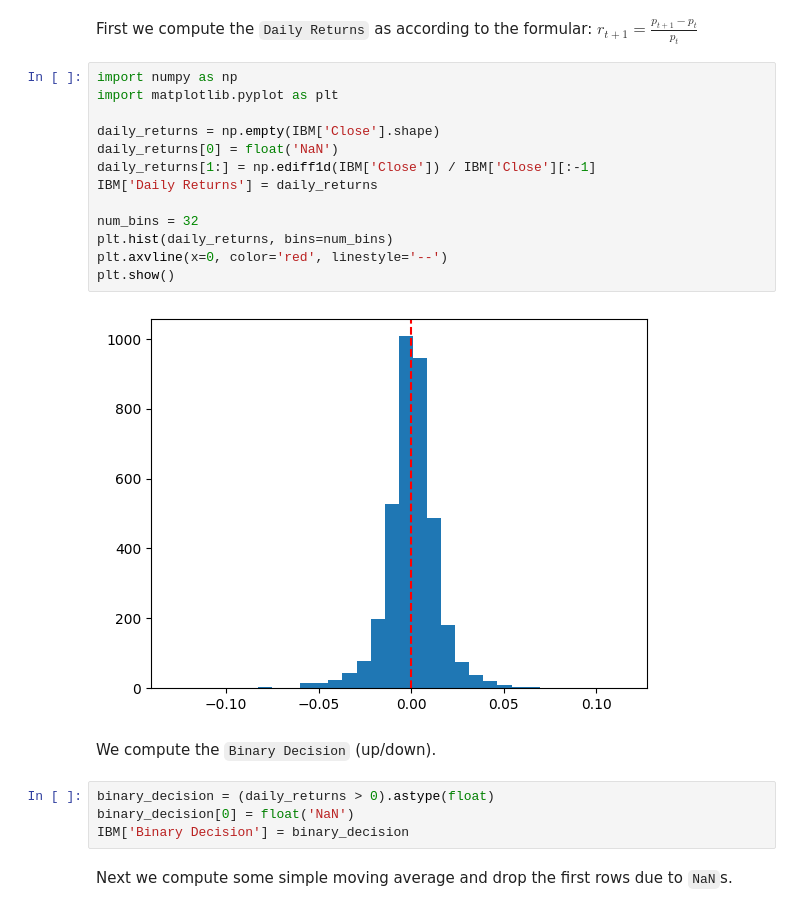
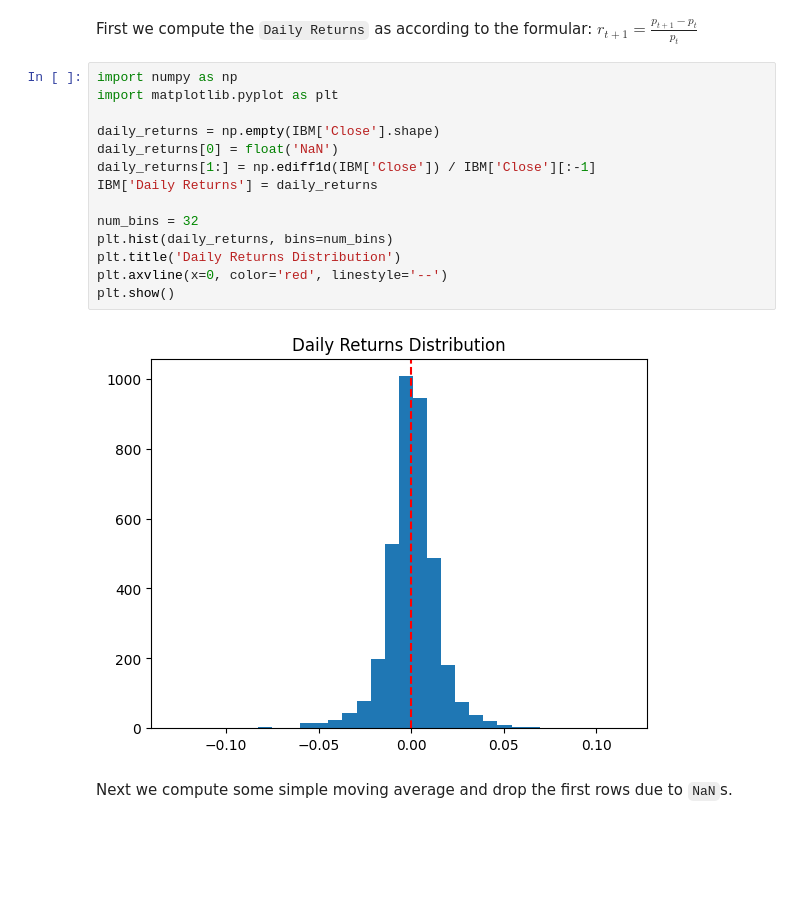
Before and after one commit to joeftiger/Machine-Learning-and-Data-Mining, a Jupyter notebook: Serie 5/exercise2.ipynb, the cells around one changed output. Cells and saved outputs as stored; diff of their text form; blank space fills up the shorter version.

```diff
--- a/Serie 5/exercise2.ipynb
+++ b/Serie 5/exercise2.ipynb
@@ -34,24 +34,19 @@ $r_{t+1} = \frac{p_{t+1} - p_t}{p_t}$
 # %%
 import numpy as np
 import matplotlib.pyplot as plt
 
 daily_returns = np.empty(IBM['Close'].shape)
 daily_returns[0] = float('NaN')
 daily_returns[1:] = np.ediff1d(IBM['Close']) / IBM['Close'][:-1]
 IBM['Daily Returns'] = daily_returns
 
 num_bins = 32
 plt.hist(daily_returns, bins=num_bins)
+plt.title('Daily Returns Distribution')
 plt.axvline(x=0, color='red', linestyle='--')
 plt.show()
 # %% [output]
-[figure, old version]
+[figure, new version]
-# %% [markdown]
-We compute the `Binary Decision` (up/down).
-# %%
-binary_decision = (daily_returns > 0).astype(float)
-binary_decision[0] = float('NaN')
-IBM['Binary Decision'] = binary_decision
 # %% [markdown]
 Next we compute some simple moving average and drop the first rows due to `NaN`s.
 # %%
```
Also changed, not shown: parts of 5 cells of this notebook, 1 other file.
